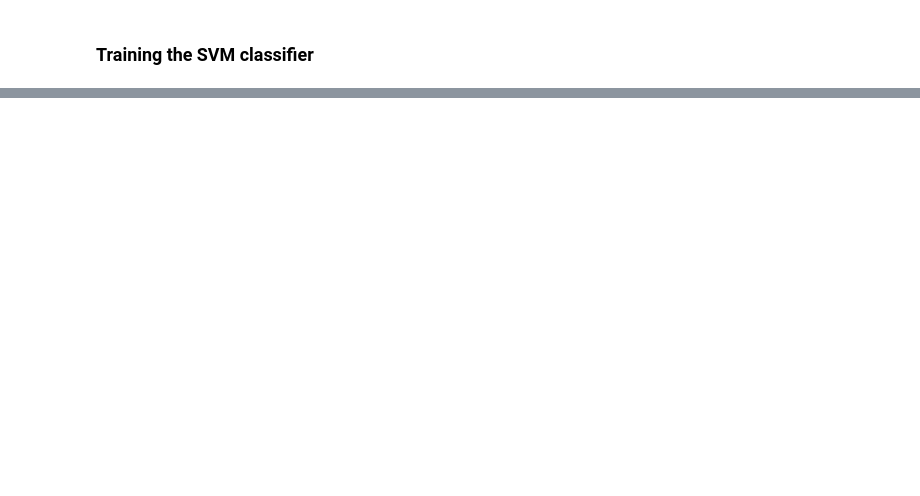
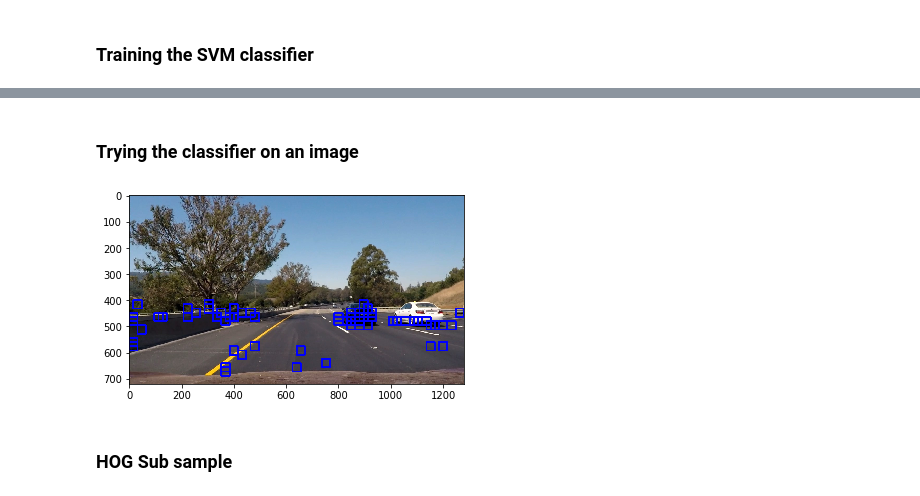
Before and after one commit to khushn/carnd_p5, a Jupyter notebook: vehicle_detection.ipynb, the cells around one changed output, grey strips where cells are left out. Cells and saved outputs as stored; diff of their text form; code cells hidden in the pictures; blank space fills up the shorter version.

Commit message:
Added cells upto False positives.

```diff
--- a/vehicle_detection.ipynb
+++ b/vehicle_detection.ipynb
@@ -345,0 +743,31 @@ For these 10 labels:  [ 0.  0.  1.  0.  1.  1.  0.  0.  1.  0.]
+# %% [markdown]
+### Trying the classifier on an image
+# %%
+image = mpimg.imread('test_images/test6.jpg')
+draw_image = np.copy(image)
+
+# Uncomment the following line if you extracted training
+# data from .png images (scaled 0 to 1 by mpimg) and the
+# image you are searching is a .jpg (scaled 0 to 255)
+image = image.astype(np.float32)/255
+
+
+windows = slide_window(image, x_start_stop=[None, None], y_start_stop=y_start_stop,
+                    xy_window=(32, 32), xy_overlap=(0.5, 0.5))
+
+hot_windows = search_windows(image, windows, svc, X_scaler, color_space=color_space,
+                        spatial_size=spatial_size, hist_bins=hist_bins,
+                        orient=orient, pix_per_cell=pix_per_cell,
+                        cell_per_block=cell_per_block,
+                        hog_channel=hog_channel, spatial_feat=spatial_feat,
+                        hist_feat=hist_feat, hog_feat=hog_feat)
+
+#print('hot_windows: ', hot_windows)
+window_img = draw_boxes(draw_image, hot_windows, color=(0, 0, 255), thick=6)
+
+plt.imshow(window_img)
+plt.show()
+# %% [output]
+[figure, added]
+# %% [markdown]
+### HOG Sub sample
```
Also changed, not shown: parts of 13 cells of this notebook.
